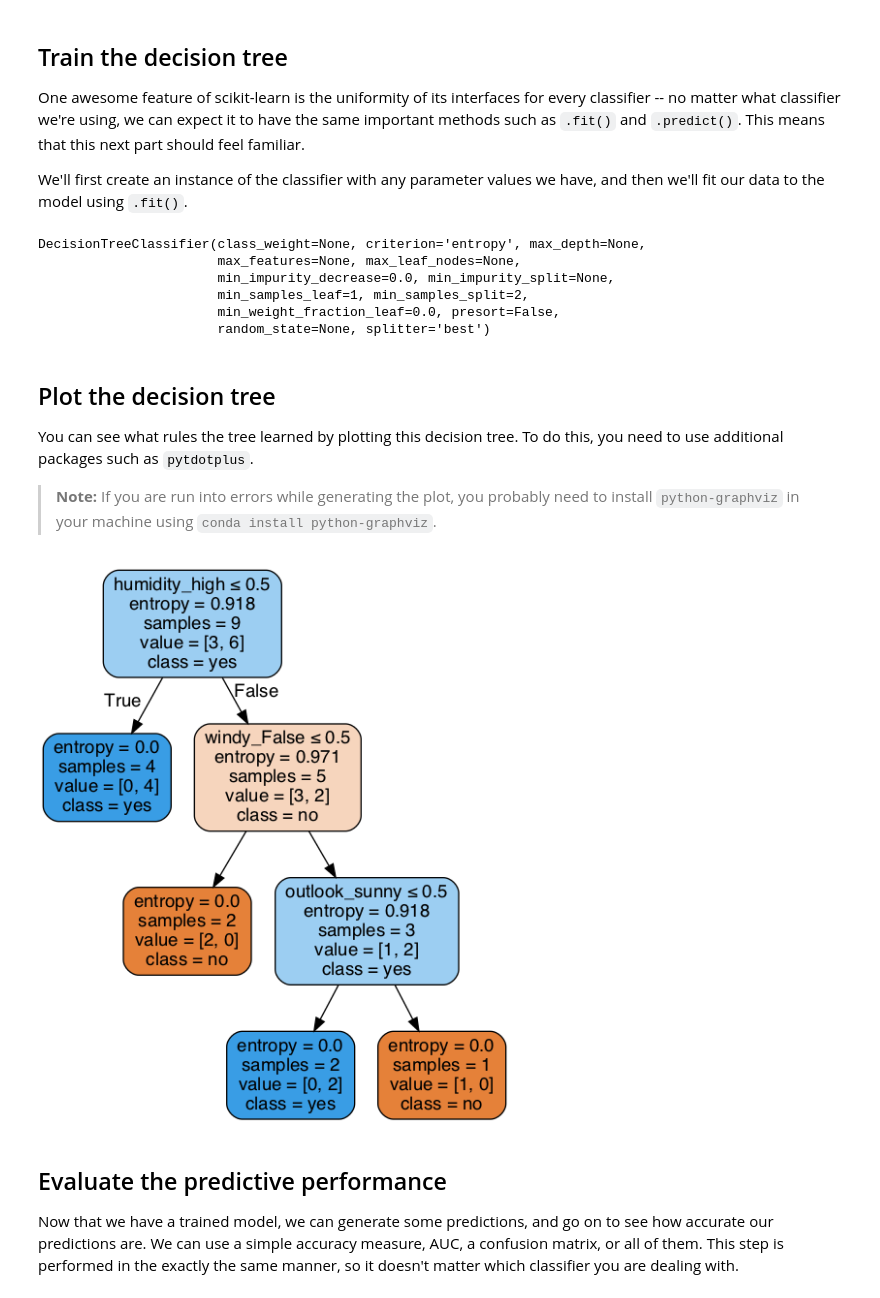
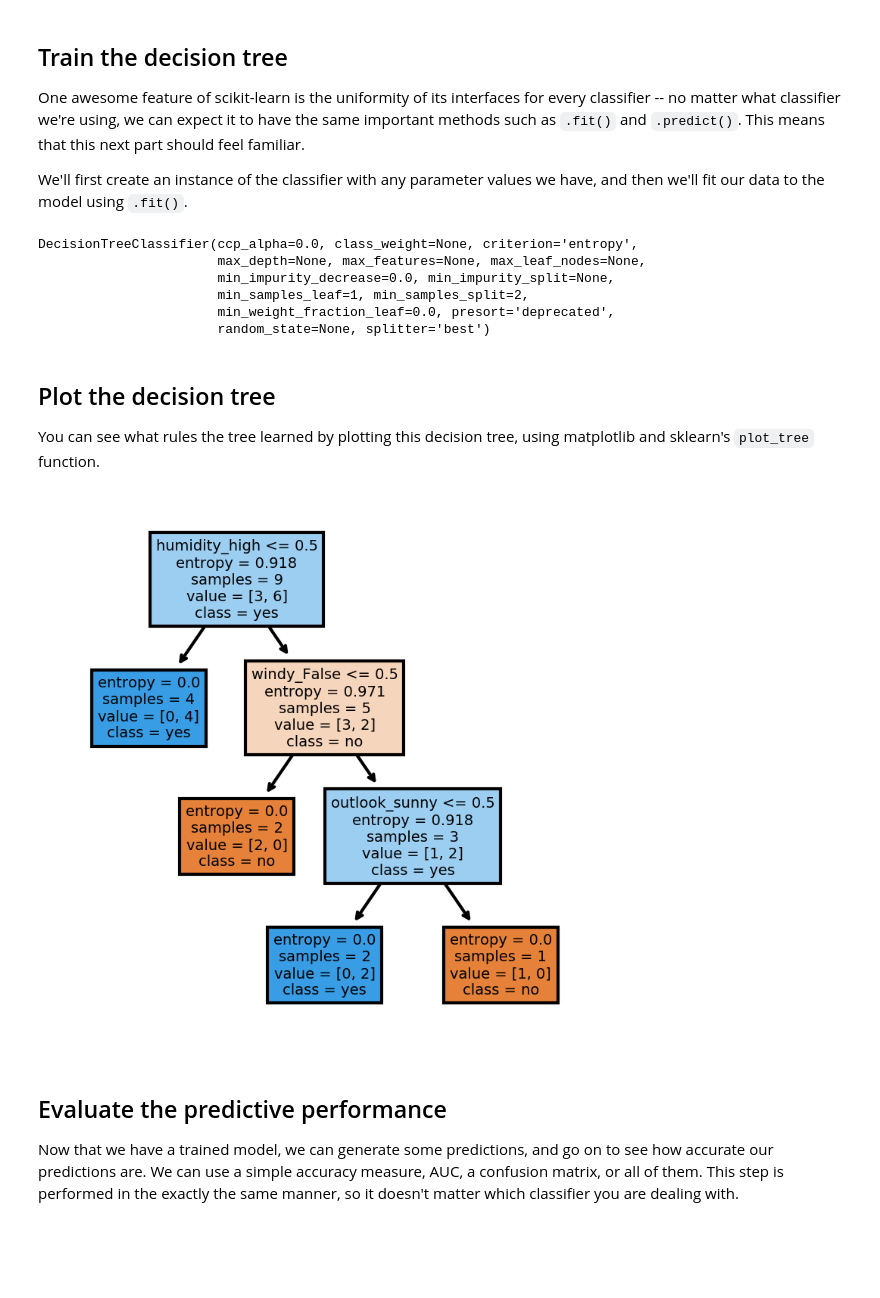
Before and after one commit to learn-co-curriculum/dsc-decision-trees-with-sklearn-codealong, a Jupyter notebook: index.ipynb, the cells around one changed output. Cells and saved outputs as stored; diff of their text form; code cells hidden in the pictures; blank space fills up the shorter version.

Commit message:
Update decision tree plot code

```diff
--- a/index.ipynb
+++ b/index.ipynb
@@ -46,8 +44,8 @@ df.head()
 
 Before we do anything we'll want to split our data into **_training_** and **_test_** sets.  We'll accomplish this by first splitting the DataFrame into features (`X`) and target (`y`), then passing `X` and `y` to the `train_test_split()` function to split the data so that 70% of it is in the training set, and 30% of it is in the testing set.
 # %%
-X = df.loc[:, ['outlook', 'temp', 'humidity', 'windy']]
-y = df.loc[:, 'play']
+X = df[['outlook', 'temp', 'humidity', 'windy']]
+y = df[['play']]
 
 X_train, X_test, y_train, y_test = train_test_split(X, y, test_size = 0.3, random_state = 42)
 # %% [markdown]
@@ -84,32 +82,25 @@ clf = DecisionTreeClassifier(criterion='entropy')
 
 clf.fit(X_train_ohe, y_train)
 # %% [output]
-DecisionTreeClassifier(class_weight=None, criterion='entropy', max_depth=None,
-                       max_features=None, max_leaf_nodes=None,
+DecisionTreeClassifier(ccp_alpha=0.0, class_weight=None, criterion='entropy',
+                       max_depth=None, max_features=None, max_leaf_nodes=None,
                        min_impurity_decrease=0.0, min_impurity_split=None,
                        min_samples_leaf=1, min_samples_split=2,
-                       min_weight_fraction_leaf=0.0, presort=False,
+                       min_weight_fraction_leaf=0.0, presort='deprecated',
                        random_state=None, splitter='best')
 # %% [markdown]
 ## Plot the decision tree
 
-You can see what rules the tree learned by plotting this decision tree. To do this, you need to use additional packages such as `pytdotplus`.
-
-> **Note:** If you are run into errors while generating the plot, you probably need to install `python-graphviz` in your machine using `conda install python-graphviz`.
+You can see what rules the tree learned by plotting this decision tree, using matplotlib and sklearn's `plot_tree` function.
-# %%
-# Create DOT data
-dot_data = export_graphviz(clf, out_file=None,
-                           feature_names=ohe_df.columns,
-                           class_names=np.unique(y).astype('str'),
-                           filled=True, rounded=True, special_characters=True)
-
-# Draw graph
-graph = graph_from_dot_data(dot_data)
-
-# Show graph
-Image(graph.create_png())
-# %% [output]
-[figure, removed]
+# %%
+fig, axes = plt.subplots(nrows = 1,ncols = 1, figsize = (3,3), dpi=300)
+tree.plot_tree(clf,
+               feature_names = ohe_df.columns,
+               class_names=np.unique(y).astype('str'),
+               filled = True)
+plt.show()
+# %% [output]
+[figure, added]
 # %% [markdown]
 ## Evaluate the predictive performance
 
```
Also changed, not shown: parts of 1 cell of this notebook.
